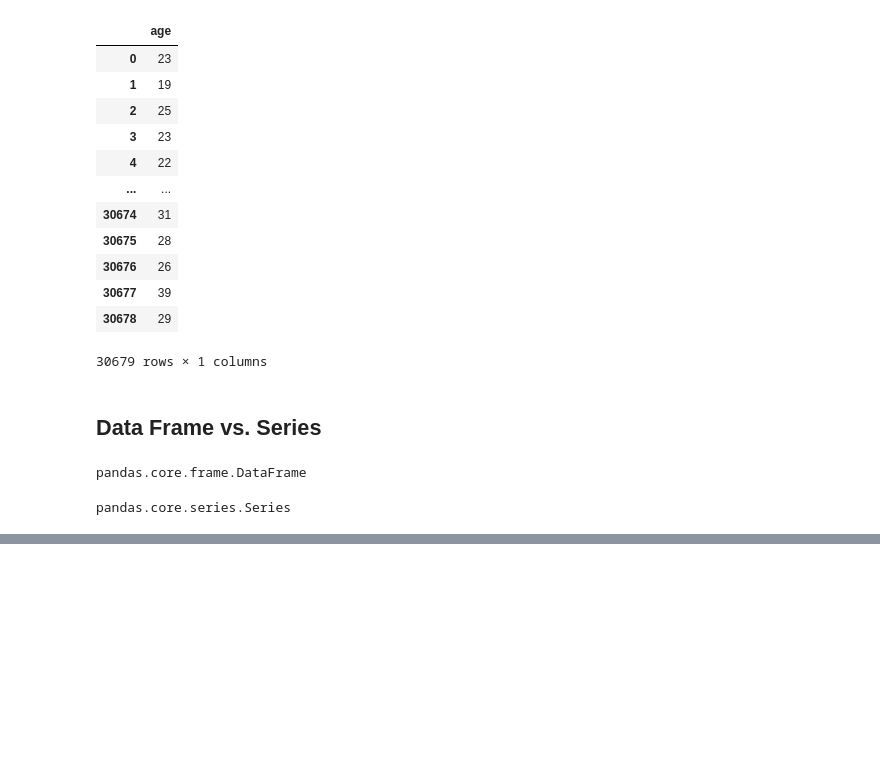
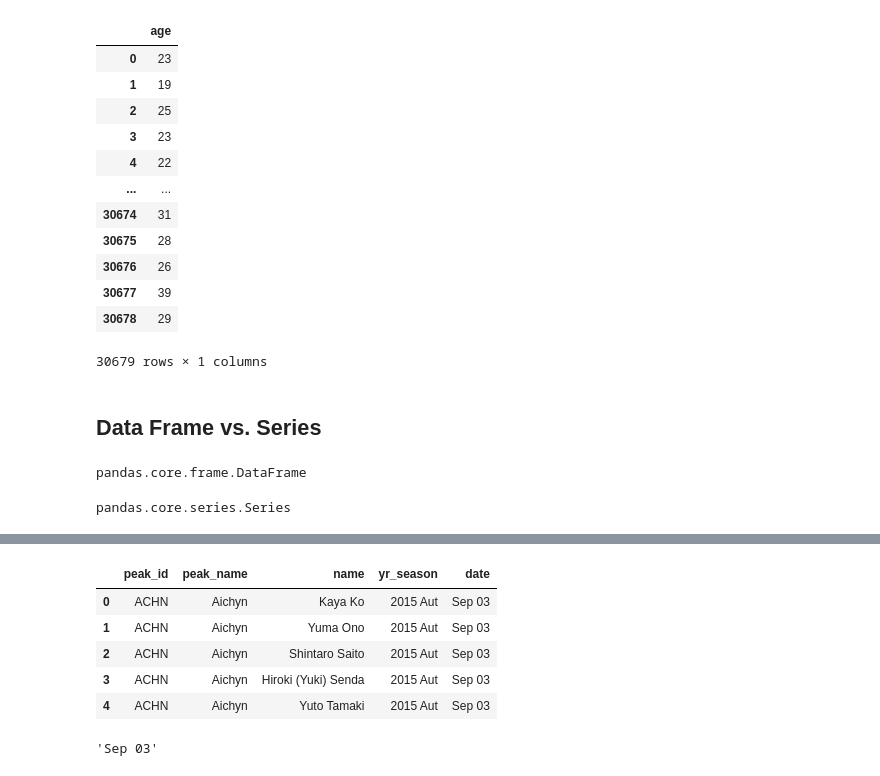
Before and after one commit to DmytroRi/himalayan_expeditions, a Jupyter notebook: study/study.ipynb, the cells around one changed output, grey strips where cells are left out. Cells and saved outputs as stored; diff of their text form; code cells hidden in the pictures; blank space fills up the shorter version.

```diff
--- a/study/study.ipynb
+++ b/study/study.ipynb
@@ -174,0 +179,13 @@ pandas.core.series.Series
+# %%
+df.iloc[:5, :5] # get first five rows and first five columns
+# %% [output]
+|  | peak_id | peak_name | name | yr_season | date |
+| 0 | ACHN | Aichyn | Kaya Ko | 2015 Aut | Sep 03 |
+| 1 | ACHN | Aichyn | Yuma Ono | 2015 Aut | Sep 03 |
+| 2 | ACHN | Aichyn | Shintaro Saito | 2015 Aut | Sep 03 |
+| 3 | ACHN | Aichyn | Hiroki (Yuki) Senda | 2015 Aut | Sep 03 |
+| 4 | ACHN | Aichyn | Yuto Tamaki | 2015 Aut | Sep 03 |
+# %%
+df.iloc[4, 4] # get a value in the 5th row at the 5th column
+# %% [output]
+'Sep 03'
```
Also changed, not shown: parts of 4 cells of this notebook.
